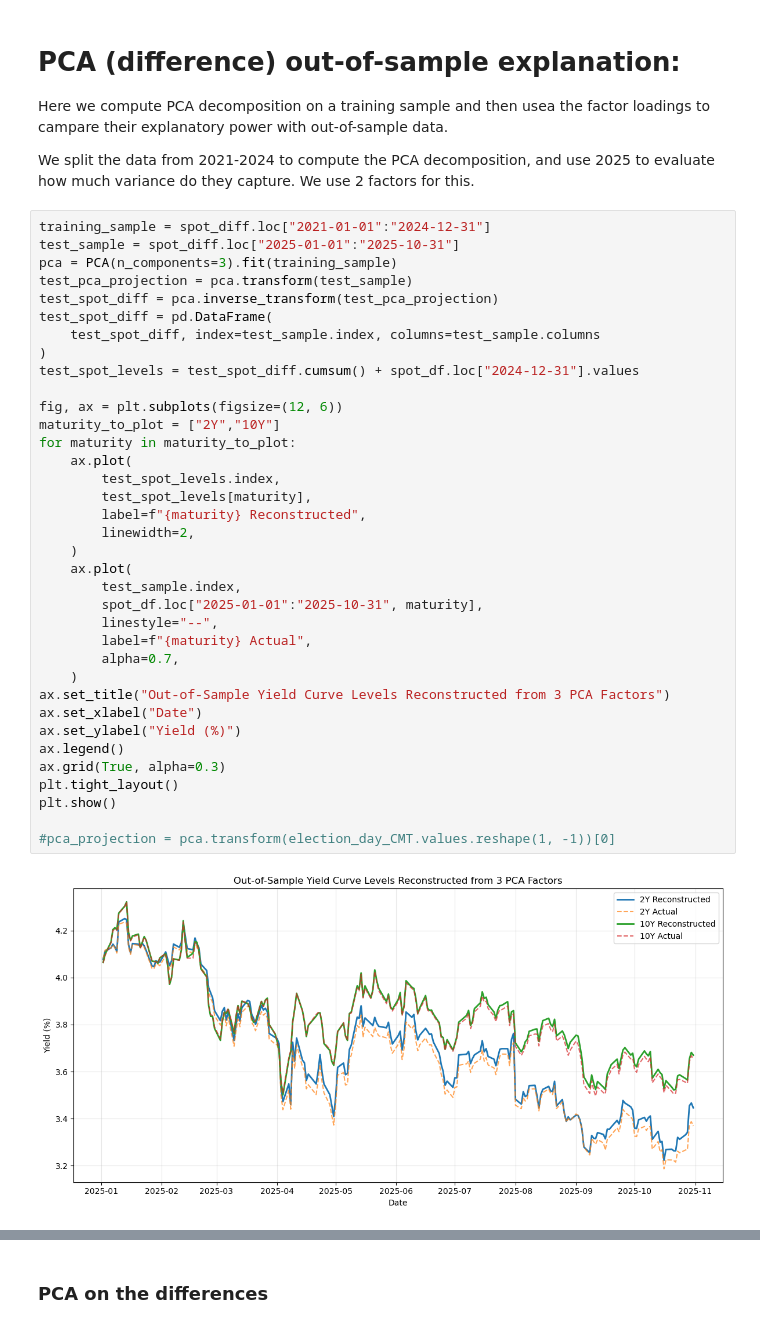
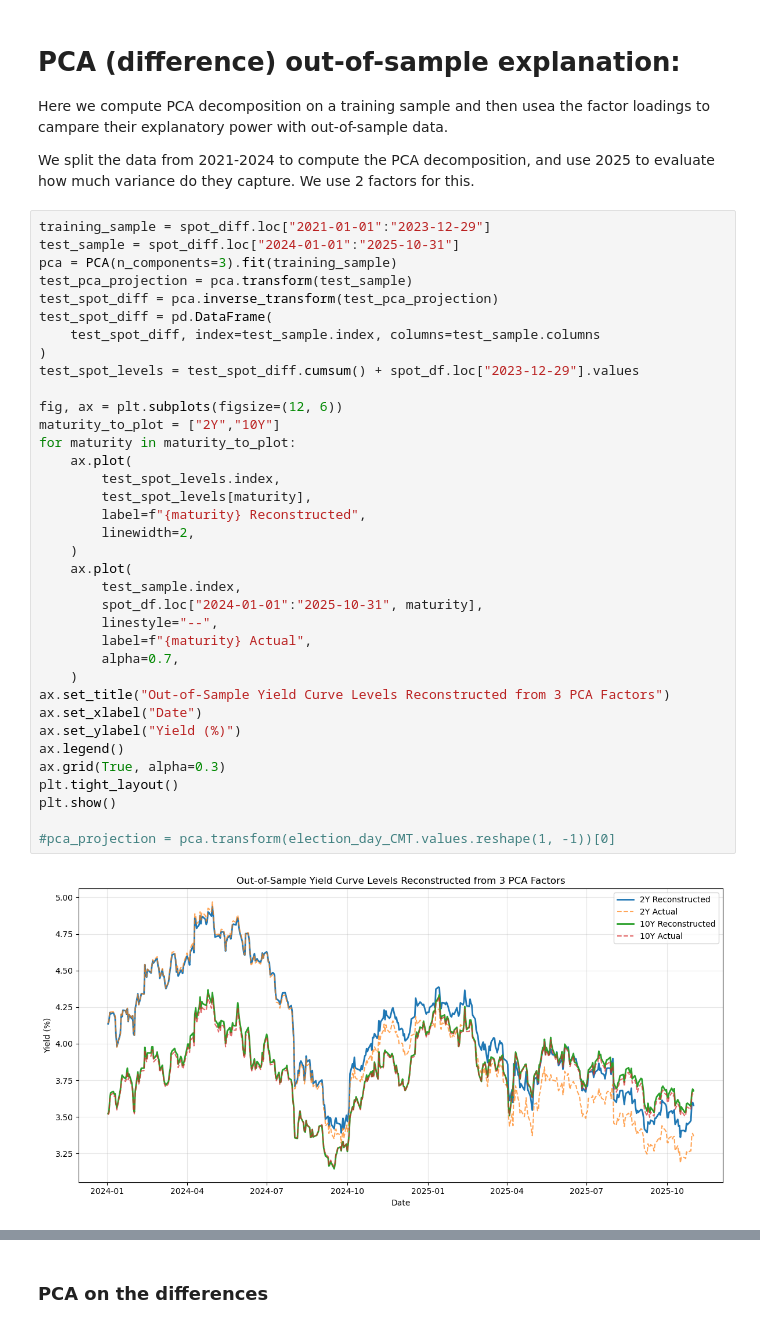
Before and after one commit to hedge-fund-strats/yield-curve-slope-trading, a Jupyter notebook: 01-pca.ipynb, the cells around one changed output, grey strips where cells are left out. Drawn from its saved outputs; the diff is of its cells as text.

Commit message:
Including PC2 explained movements in curve

```diff
--- a/01-pca.ipynb
+++ b/01-pca.ipynb
@@ -141,40 +141,40 @@ Here we compute PCA decomposition on a training sample and then usea the factor
 
 We split the data from 2021-2024 to compute the PCA decomposition, and use 2025 to evaluate how much variance do they capture. We use 2 factors for this.
 # %%
-training_sample = spot_diff.loc["2021-01-01":"2024-12-31"]
-test_sample = spot_diff.loc["2025-01-01":"2025-10-31"]
+training_sample = spot_diff.loc["2021-01-01":"2023-12-29"]
+test_sample = spot_diff.loc["2024-01-01":"2025-10-31"]
 pca = PCA(n_components=3).fit(training_sample)
 test_pca_projection = pca.transform(test_sample)
 test_spot_diff = pca.inverse_transform(test_pca_projection)
 test_spot_diff = pd.DataFrame(
     test_spot_diff, index=test_sample.index, columns=test_sample.columns
 )
-test_spot_levels = test_spot_diff.cumsum() + spot_df.loc["2024-12-31"].values
+test_spot_levels = test_spot_diff.cumsum() + spot_df.loc["2023-12-29"].values
 
 fig, ax = plt.subplots(figsize=(12, 6))
 maturity_to_plot = ["2Y","10Y"]
 for maturity in maturity_to_plot:
     ax.plot(
         test_spot_levels.index,
         test_spot_levels[maturity],
         label=f"{maturity} Reconstructed",
         linewidth=2,
     )
     ax.plot(
         test_sample.index,
-        spot_df.loc["2025-01-01":"2025-10-31", maturity],
+        spot_df.loc["2024-01-01":"2025-10-31", maturity],
         linestyle="--",
         label=f"{maturity} Actual",
         alpha=0.7,
     )
 ax.set_title("Out-of-Sample Yield Curve Levels Reconstructed from 3 PCA Factors")
 ax.set_xlabel("Date")
 ax.set_ylabel("Yield (%)")
 ax.legend()
 ax.grid(True, alpha=0.3)
 plt.tight_layout()
 plt.show()
 
 #pca_projection = pca.transform(election_day_CMT.values.reshape(1, -1))[0]
 # %% [output]
-[figure, old version]
+[figure, new version]
```
Also changed, not shown: parts of 2 cells of this notebook.
